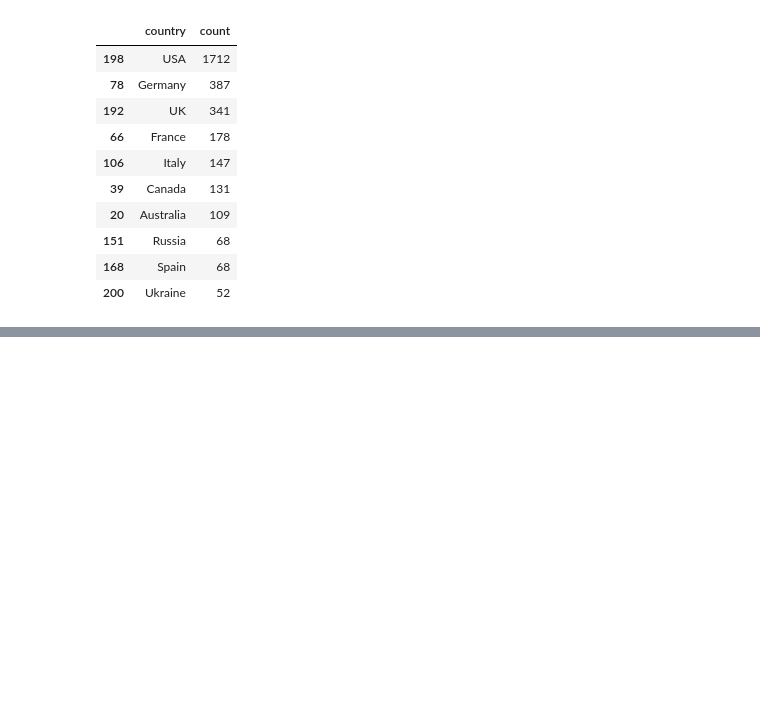
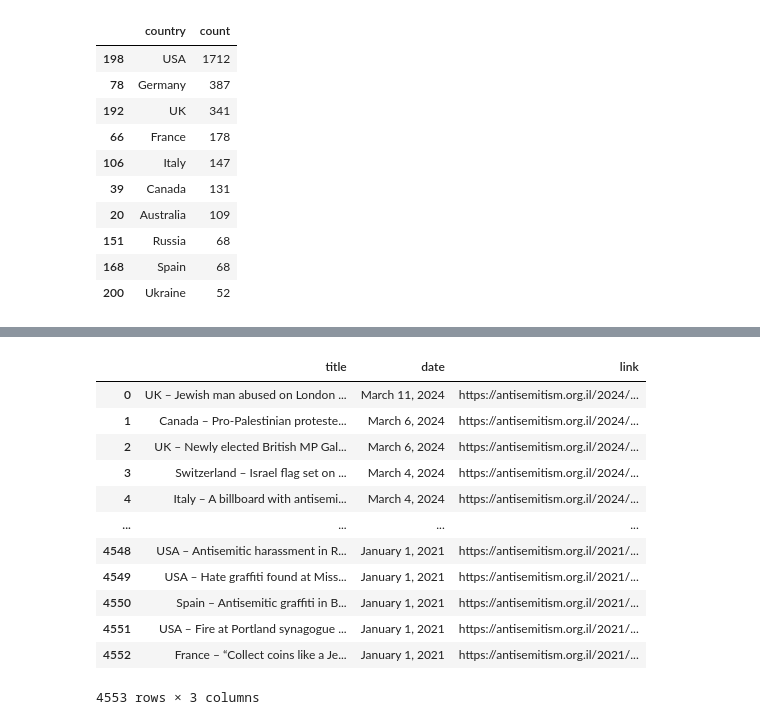
Before and after one commit to ArkhipovG/AntisemitismAwareBot, a Jupyter notebook: scrapping_stats/scrapping_antisem_inc.ipynb, the cells around one changed output, grey strips where cells are left out. Saved outputs shown, nothing was run; the diff lists cells and outputs as text; code cells hidden in the pictures; blank space fills up the shorter version.

```diff
--- a/scrapping_stats/scrapping_antisem_inc.ipynb
+++ b/scrapping_stats/scrapping_antisem_inc.ipynb
@@ -511,3 +519 @@ page_content_inc
-# %%
-soup_inc = BeautifulSoup(page_content_inc, "html.parser")
 # %%
@@ -602,0 +678,16 @@ df_inc_ss.to_csv('Incidents_data_final.csv')
+# %%
+df_incidents
+# %% [output]
+|  | title | date | link |
+| 0 | UK – Jewish man abused on London ... | March 11, 2024 | https://antisemitism.org.il/2024/... |
+| 1 | Canada – Pro-Palestinian proteste... | March 6, 2024 | https://antisemitism.org.il/2024/... |
+| 2 | UK – Newly elected British MP Gal... | March 6, 2024 | https://antisemitism.org.il/2024/... |
+| 3 | Switzerland – Israel flag set on ... | March 4, 2024 | https://antisemitism.org.il/2024/... |
+| 4 | Italy – A billboard with antisemi... | March 4, 2024 | https://antisemitism.org.il/2024/... |
+| ... | ... | ... | ... |
+| 4548 | USA – Antisemitic harassment in R... | January 1, 2021 | https://antisemitism.org.il/2021/... |
+| 4549 | USA – Hate graffiti found at Miss... | January 1, 2021 | https://antisemitism.org.il/2021/... |
+| 4550 | Spain – Antisemitic graffiti in B... | January 1, 2021 | https://antisemitism.org.il/2021/... |
+| 4551 | USA – Fire at Portland synagogue ... | January 1, 2021 | https://antisemitism.org.il/2021/... |
+| 4552 | France – “Collect coins like a Je... | January 1, 2021 | https://antisemitism.org.il/2021/... |
+4553 rows × 3 columns
```
Also changed, not shown: parts of 13 cells of this notebook.
